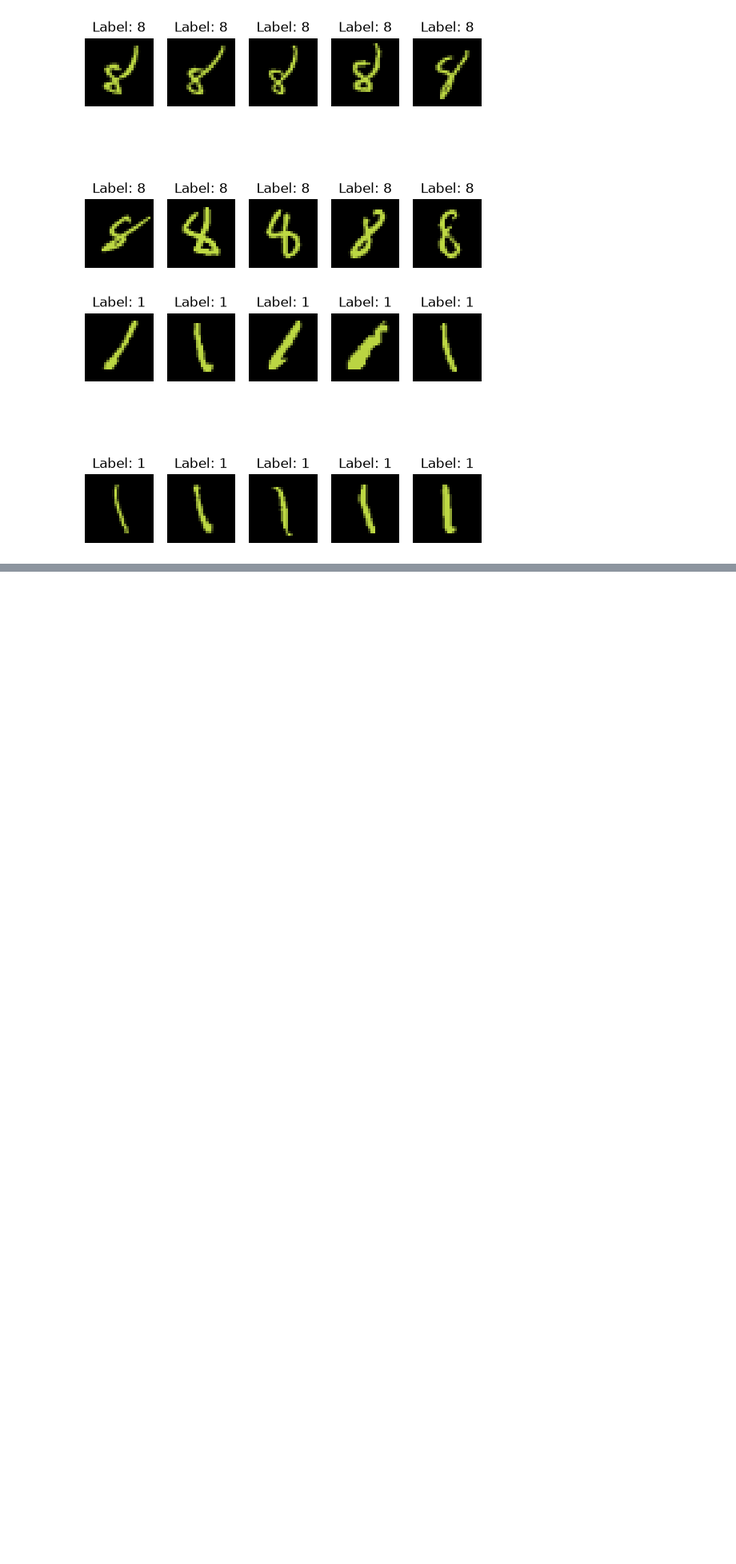
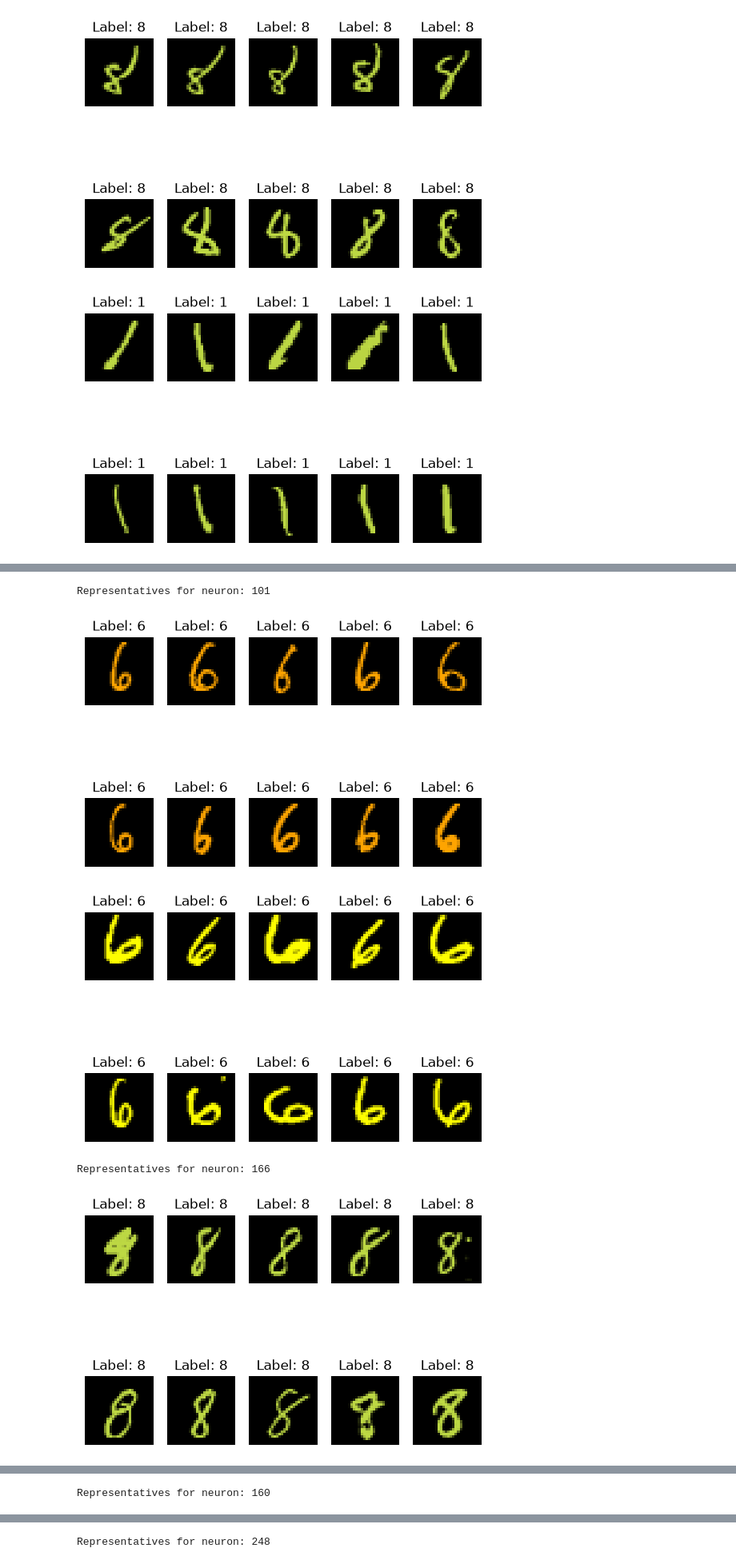
Before and after one commit to PyroX2/Sparse-Autoencoders-for-Vision-in-Pytorch, a Jupyter notebook: intro.ipynb, the cells around one changed output, grey strips where cells are left out. Shown at 80% size. Cells and saved outputs as stored; diff of their text form; code cells hidden in the pictures; blank space fills up the shorter version.

Commit message:
Add basic neuron value manipulation

```diff
--- a/intro.ipynb
+++ b/intro.ipynb
@@ -806,3 +806,17 @@ utils.show_from_dataset(colors_flipped_val_dataset, colors_flipped_val_represent
 # %% [output]
 [figure]
 [figure]
+# %%
+img_idx = val_representatives[1][0]
+
+val_inputs, val_target = val_dataset[img_idx]
+batched_val_inputs = val_inputs.to(device).unsqueeze(0)
+val_embedding = model.fc[:-1](batched_val_inputs)
+val_cls_output = model(batched_val_inputs)
+print(f"Predicted class for val sample: {torch.argmax(val_cls_output)}")
+
+flipped_val_inputs, flipped_val_target = colors_flipped_val_dataset[img_idx]
+batched_flipped_val_inputs = flipped_val_inputs.to(device).unsqueeze(0)
+flipped_embedding = model.fc[:-1](batched_flipped_val_inputs)
+flipped_cls_output = model(batched_flipped_val_inputs)
+print(f"Predicted class for val sample with flipped colors: {torch.argmax(flipped_cls_output)}")
@@ -808,0 +828,5 @@ utils.show_from_dataset(colors_flipped_val_dataset, colors_flipped_val_represent
+# %%
+val_hidden = sae_model.encode(val_embedding)
+val_hidden_values, val_hidden_indices = torch.topk(val_hidden, SAE_TOPK)
+print(f"{val_hidden_values=}")
+print(f"{val_hidden_indices=}")
@@ -808,0 +837,7 @@ utils.show_from_dataset(colors_flipped_val_dataset, colors_flipped_val_represent
+# %%
+modified_val_hidden = val_hidden
+modified_val_hidden[0, val_hidden_indices[0]] = 0
+
+modified_hidden_values, modified_hidden_indices = torch.topk(modified_val_hidden, SAE_TOPK)
+print(f"{modified_hidden_values=}")
+print(f"{modified_hidden_indices=}")
@@ -808,0 +848,11 @@ utils.show_from_dataset(colors_flipped_val_dataset, colors_flipped_val_represent
+# %%
+for neuron_idx in modified_hidden_indices.flatten().tolist():
+	print(f"Representatives for neuron: {neuron_idx}")
+	utils.show_from_dataset(val_dataset, val_representatives[neuron_idx].tolist())
+	utils.show_from_dataset(colors_flipped_val_dataset, colors_flipped_val_representatives[neuron_idx].tolist())
+# %% [output]
+Representatives for neuron: 101
+[figure, added]
+[figure, added]
+Representatives for neuron: 166
+[figure, added]
@@ -808,0 +860 @@ utils.show_from_dataset(colors_flipped_val_dataset, colors_flipped_val_represent
+Representatives for neuron: 160
@@ -808,0 +863 @@ utils.show_from_dataset(colors_flipped_val_dataset, colors_flipped_val_represent
+Representatives for neuron: 248
```
Also changed, not shown: parts of 12 cells of this notebook.
